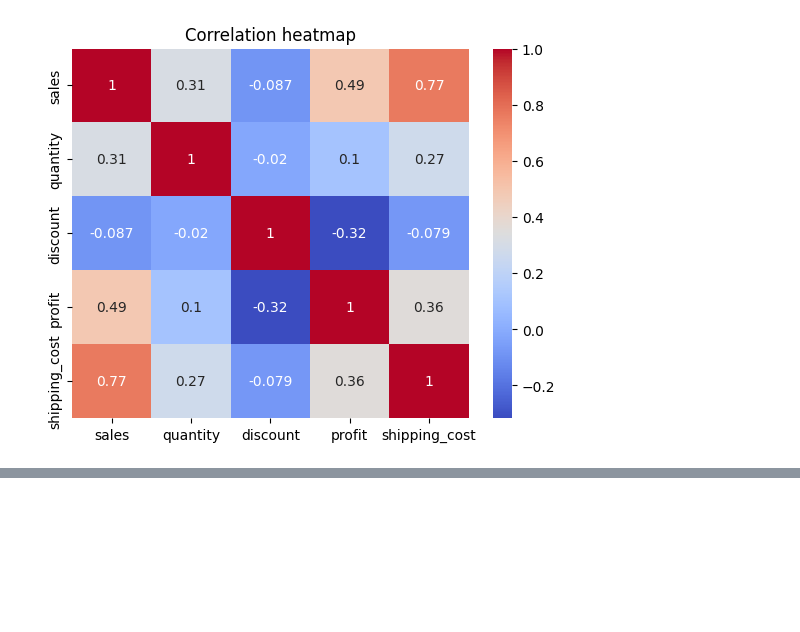
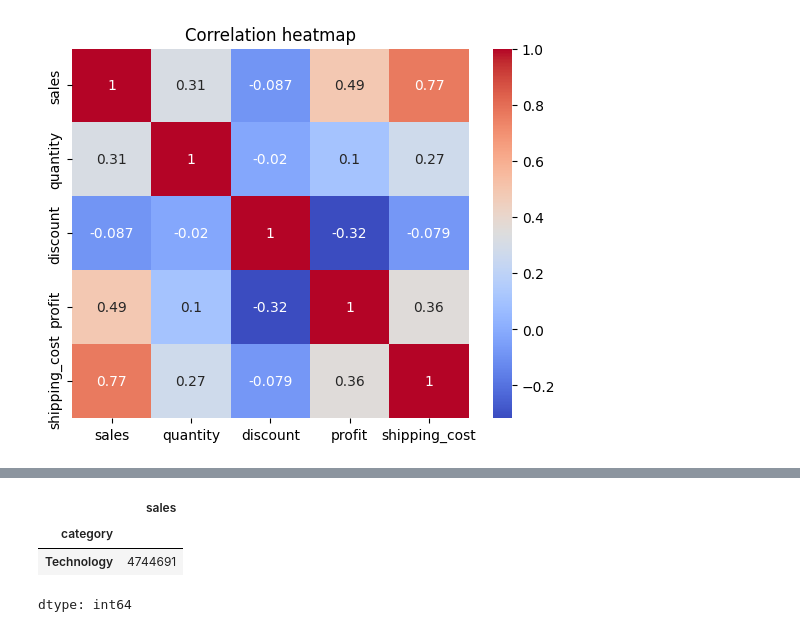
Before and after one commit to Prashantkumartalan43/EDA, a Jupyter notebook: superstore_sales_eda.ipynb, the cells around one changed output, grey strips where cells are left out. Saved outputs shown, nothing was run; the diff lists cells and outputs as text; code cells hidden in the pictures; blank space fills up the shorter version.

```diff
--- a/superstore_sales_eda.ipynb
+++ b/superstore_sales_eda.ipynb
@@ -259,0 +273,9 @@ plt.show()
+# %%
+# Which category generated the most profit?
+
+df.groupby("category")["sales"].sum().sort_values(ascending=False).head(1)
+# %% [output]
+|  | sales |
+| category |  |
+| Technology | 4744691 |
+dtype: int64
```
Also changed, not shown: parts of 8 cells of this notebook.
